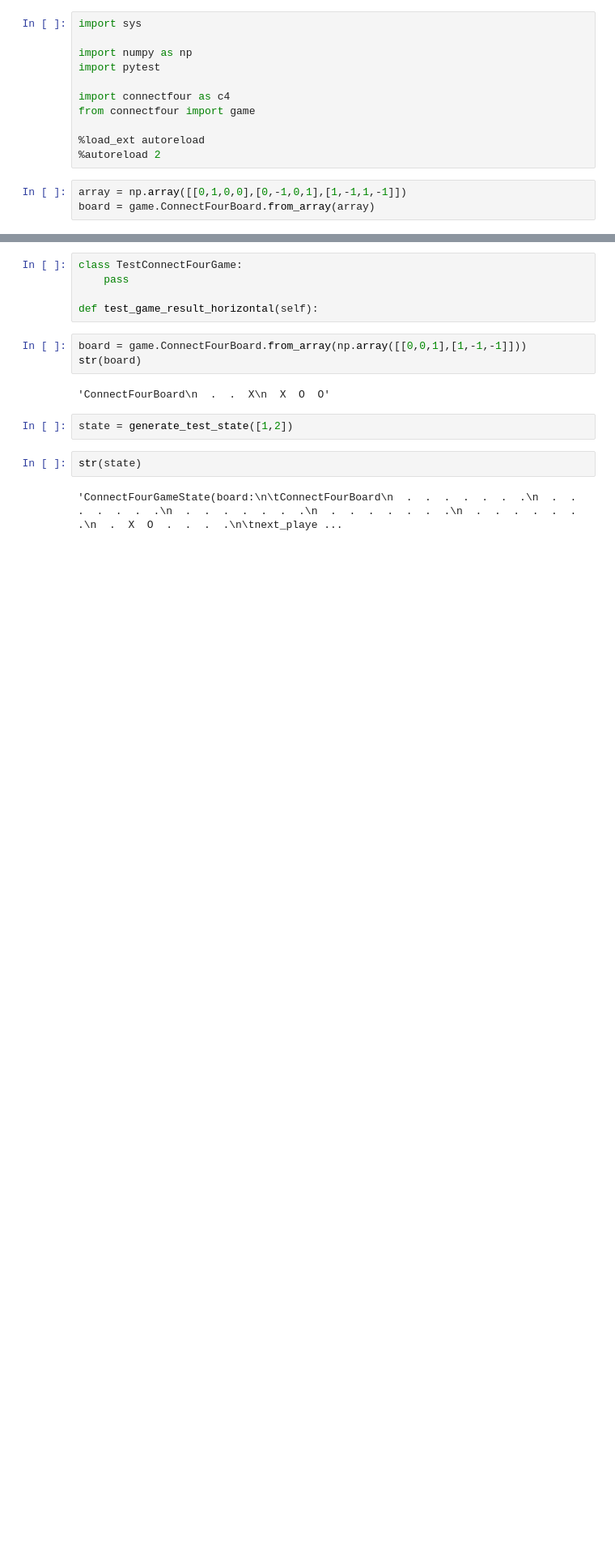
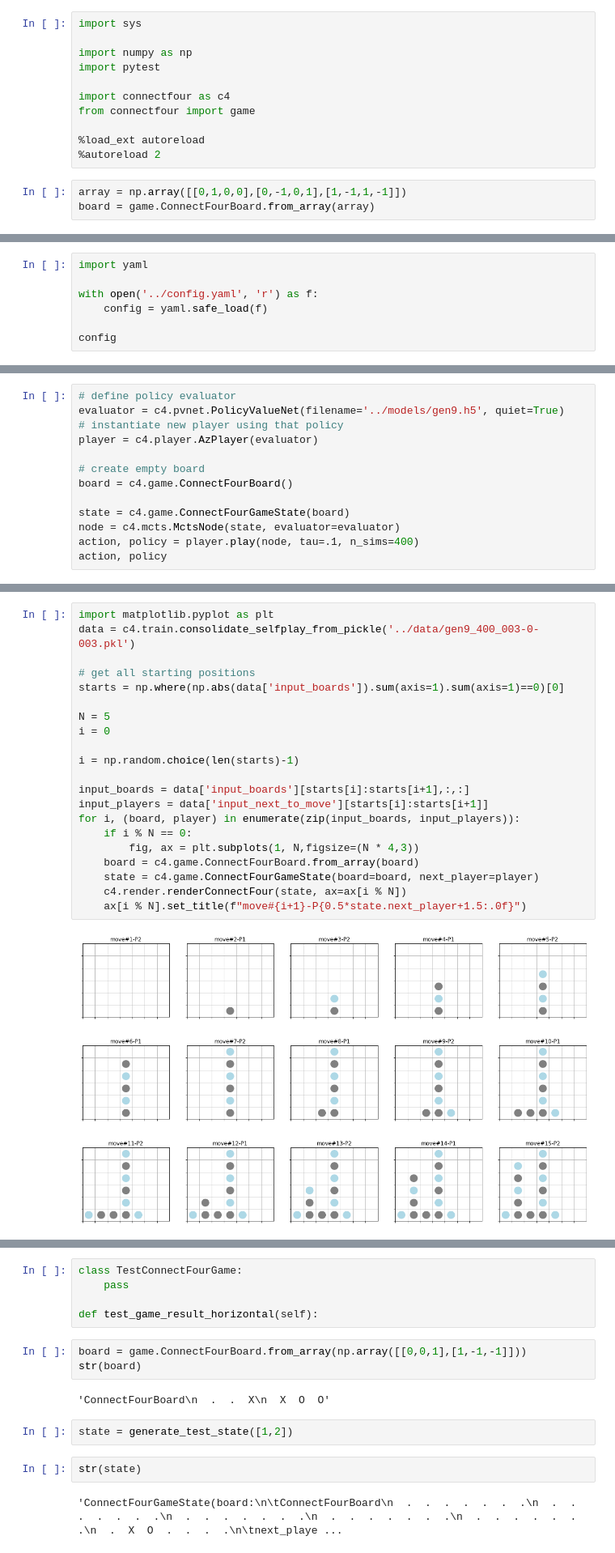
Before and after one commit to spayot/connectfour, a Jupyter notebook: notebooks/test_game.ipynb, the cells around one changed output, grey strips where cells are left out. Shown at 81% size. Drawn from its saved outputs; the diff is of its cells as text; blank space fills up the shorter version.

```diff
--- a/notebooks/test_game.ipynb
+++ b/notebooks/test_game.ipynb
@@ -14,0 +35,7 @@ board = game.ConnectFourBoard.from_array(array)
+# %%
+import yaml
+
+with open('../config.yaml', 'r') as f:
+    config = yaml.safe_load(f)
+
+config
@@ -14,0 +51,13 @@ board = game.ConnectFourBoard.from_array(array)
+# %%
+# define policy evaluator
+evaluator = c4.pvnet.PolicyValueNet(filename='../models/gen9.h5', quiet=True)
+# instantiate new player using that policy
+player = c4.player.AzPlayer(evaluator)
+
+# create empty board
+board = c4.game.ConnectFourBoard()
+
+state = c4.game.ConnectFourGameState(board)
+node = c4.mcts.MctsNode(state, evaluator=evaluator)
+action, policy = player.play(node, tau=.1, n_sims=400)
+action, policy
@@ -14,0 +294,25 @@ board = game.ConnectFourBoard.from_array(array)
+# %%
+import matplotlib.pyplot as plt
+data = c4.train.consolidate_selfplay_from_pickle('../data/gen9_400_003-0-003.pkl')
+
+# get all starting positions
+starts = np.where(np.abs(data['input_boards']).sum(axis=1).sum(axis=1)==0)[0]
+
+N = 5
+i = 0
+
+i = np.random.choice(len(starts)-1)
+
+input_boards = data['input_boards'][starts[i]:starts[i+1],:,:]
+input_players = data['input_next_to_move'][starts[i]:starts[i+1]]
+for i, (board, player) in enumerate(zip(input_boards, input_players)):
+    if i % N == 0:
+        fig, ax = plt.subplots(1, N,figsize=(N * 4,3))
+    board = c4.game.ConnectFourBoard.from_array(board)
+    state = c4.game.ConnectFourGameState(board=board, next_player=player)
+    c4.render.renderConnectFour(state, ax=ax[i % N])
+    ax[i % N].set_title(f"move#{i+1}-P{0.5*state.next_player+1.5:.0f}")
+# %% [output]
+[figure, added]
+[figure, added]
+[figure, added]
```
Also changed, not shown: parts of 28 cells of this notebook, 13 other files.
